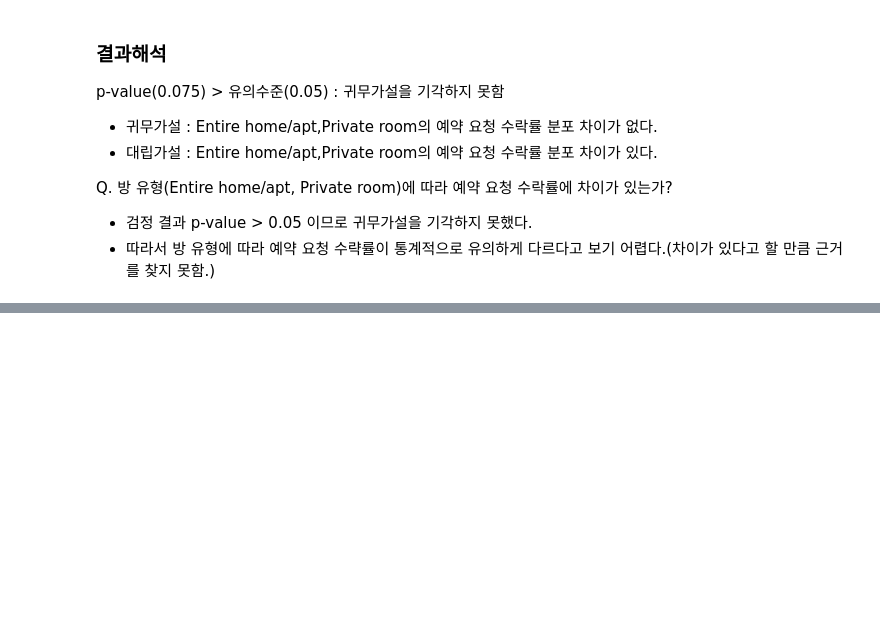
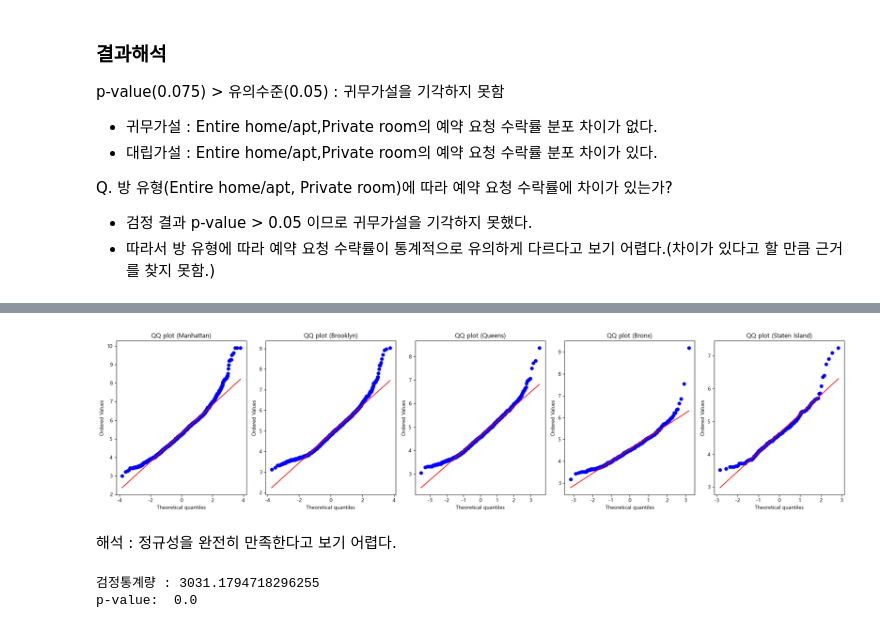
Before and after one commit to KyungminChang/data-analysis-project-BBB, a Jupyter notebook: 02_basic_statistics.ipynb, the cells around one changed output, grey strips where cells are left out. Drawn from its saved outputs; the diff is of its cells as text; code cells hidden in the pictures; blank space fills up the shorter version.

```diff
--- a/02_basic_statistics.ipynb
+++ b/02_basic_statistics.ipynb
@@ -792,0 +878,42 @@ Q. 방 유형(Entire home/apt, Private room)에 따라 예약 요청 수락률
+# %%
+nb1 = df.loc[df['neighbourhood_group_cleansed']=='Manhattan','log_price'].dropna()
+nb2 = df.loc[df['neighbourhood_group_cleansed']=='Brooklyn','log_price'].dropna()
+nb3 = df.loc[df['neighbourhood_group_cleansed']=='Queens','log_price'].dropna()
+nb4 = df.loc[df['neighbourhood_group_cleansed']=='Bronx','log_price'].dropna()
+nb5 = df.loc[df['neighbourhood_group_cleansed']=='Staten Island','log_price'].dropna()
+# %%
+# q-q plot 시각화
+fig, ax = plt.subplots(1, 5, figsize=(20, 5))
+
+stats.probplot(nb1, plot=ax[0])
+ax[0].set_title("QQ plot (Manhattan)")
+
+stats.probplot(nb2, plot=ax[1])
+ax[1].set_title("QQ plot (Brooklyn)")
+
+stats.probplot(nb3, plot=ax[2])
+ax[2].set_title("QQ plot (Queens)")
+
+stats.probplot(nb4, plot=ax[3])
+ax[3].set_title("QQ plot (Bronx)")
+
+stats.probplot(nb5, plot=ax[4])
+ax[4].set_title("QQ plot (Staten Island)")
+
+plt.tight_layout()
+plt.show()
+# %% [output]
+[figure, added]
+# %% [markdown]
+해석 :
+    정규성을 완전히 만족한다고 보기 어렵다.
+# %%
+# 크루스칼 검정 통계량, p-value 계산
+stat, p = stats.kruskal(nb1, nb2, nb3,nb4,nb5)
+stat, p
+
+print(f"검정통계량 :",stat)
+print(f"p-value: ", p)
+# %% [output]
+검정통계량 : 3031.1794718296255
+p-value:  0.0
```
Also changed, not shown: parts of 20 cells of this notebook.
